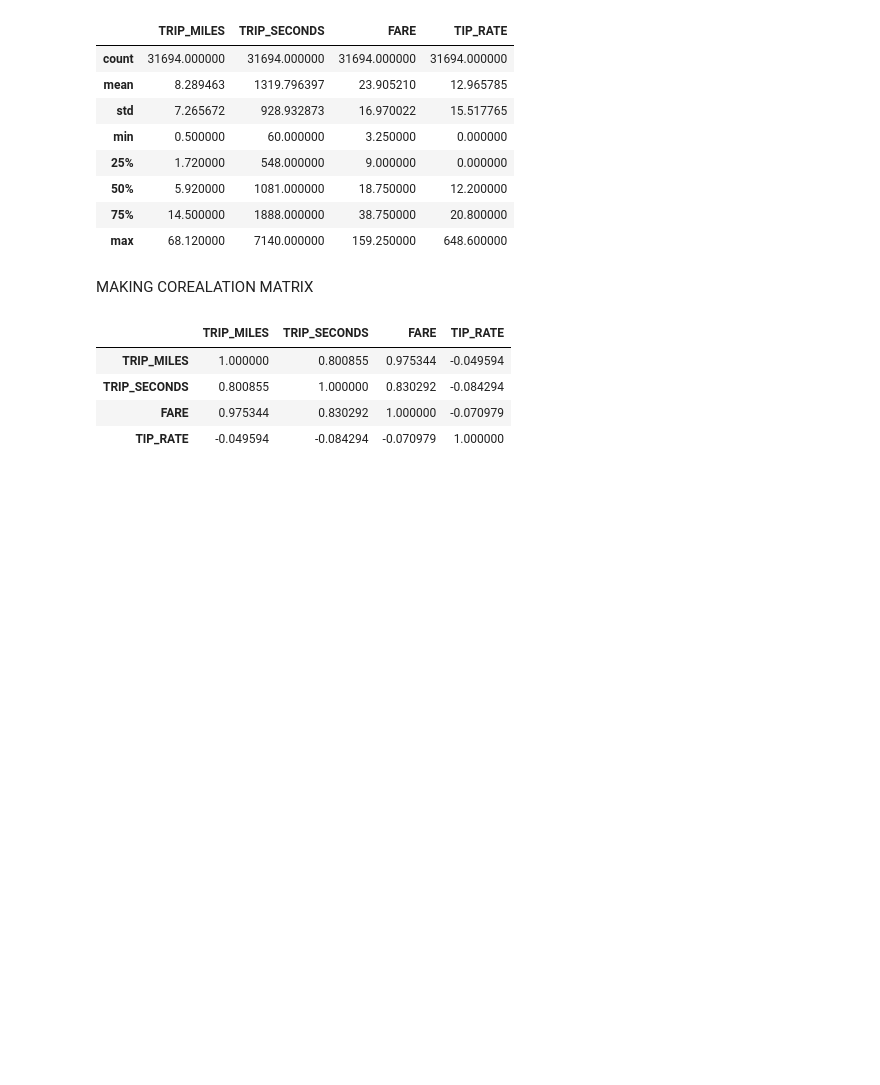
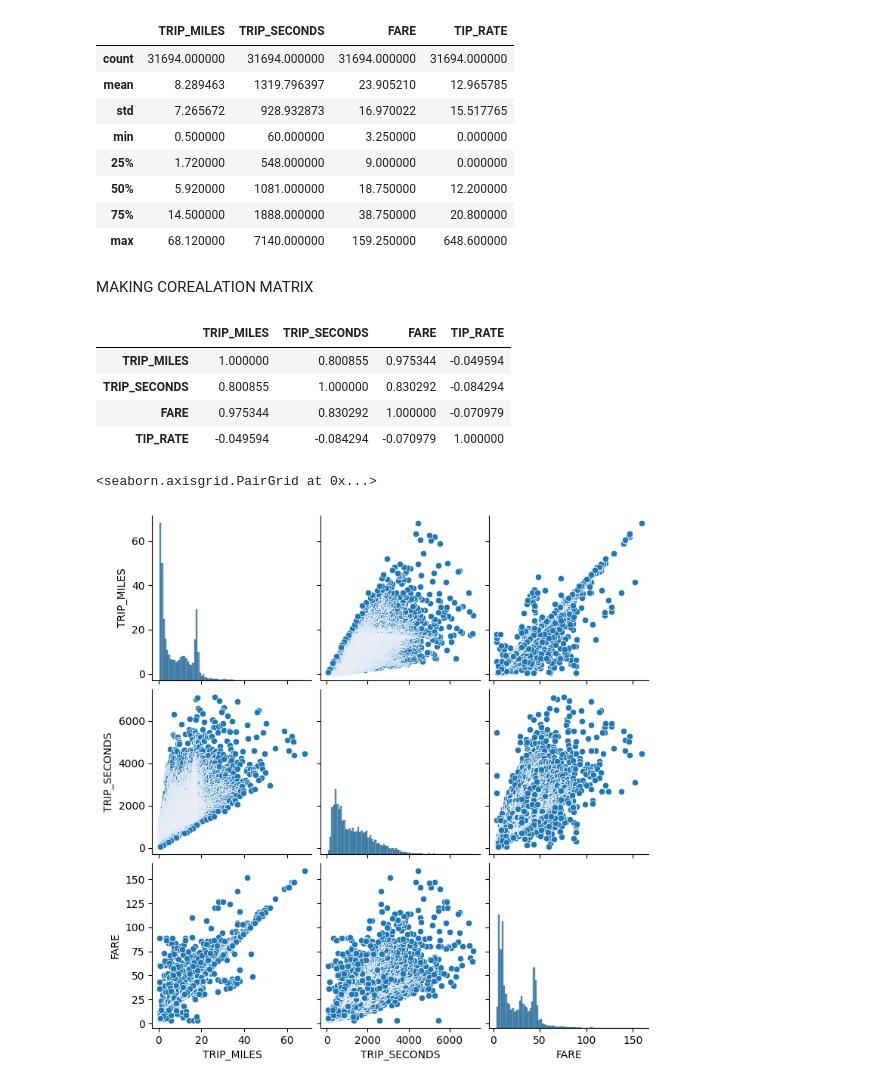
Before and after one commit to UsamaAliK/Linear-Regression-Predicting-Taxi-Fare, a Jupyter notebook: Predicting fare.ipynb, the cells around one changed output. Cells and saved outputs as stored; diff of their text form; code cells hidden in the pictures; blank space fills up the shorter version.

```diff
--- a/Predicting fare.ipynb
+++ b/Predicting fare.ipynb
@@ -82,3 +82,8 @@ training_df.corr(numeric_only=True)
 | TRIP_SECONDS | 0.800855 | 1.000000 | 0.830292 | -0.084294 |
 | FARE | 0.975344 | 0.830292 | 1.000000 | -0.070979 |
 | TIP_RATE | -0.049594 | -0.084294 | -0.070979 | 1.000000 |
+# %%
+sns.pairplot(training_df,x_vars=['TRIP_MILES',"TRIP_SECONDS",'FARE'],y_vars=['TRIP_MILES','TRIP_SECONDS','FARE'])
+# %% [output]
+<seaborn.axisgrid.PairGrid at 0x...>
+[figure, added]
```
